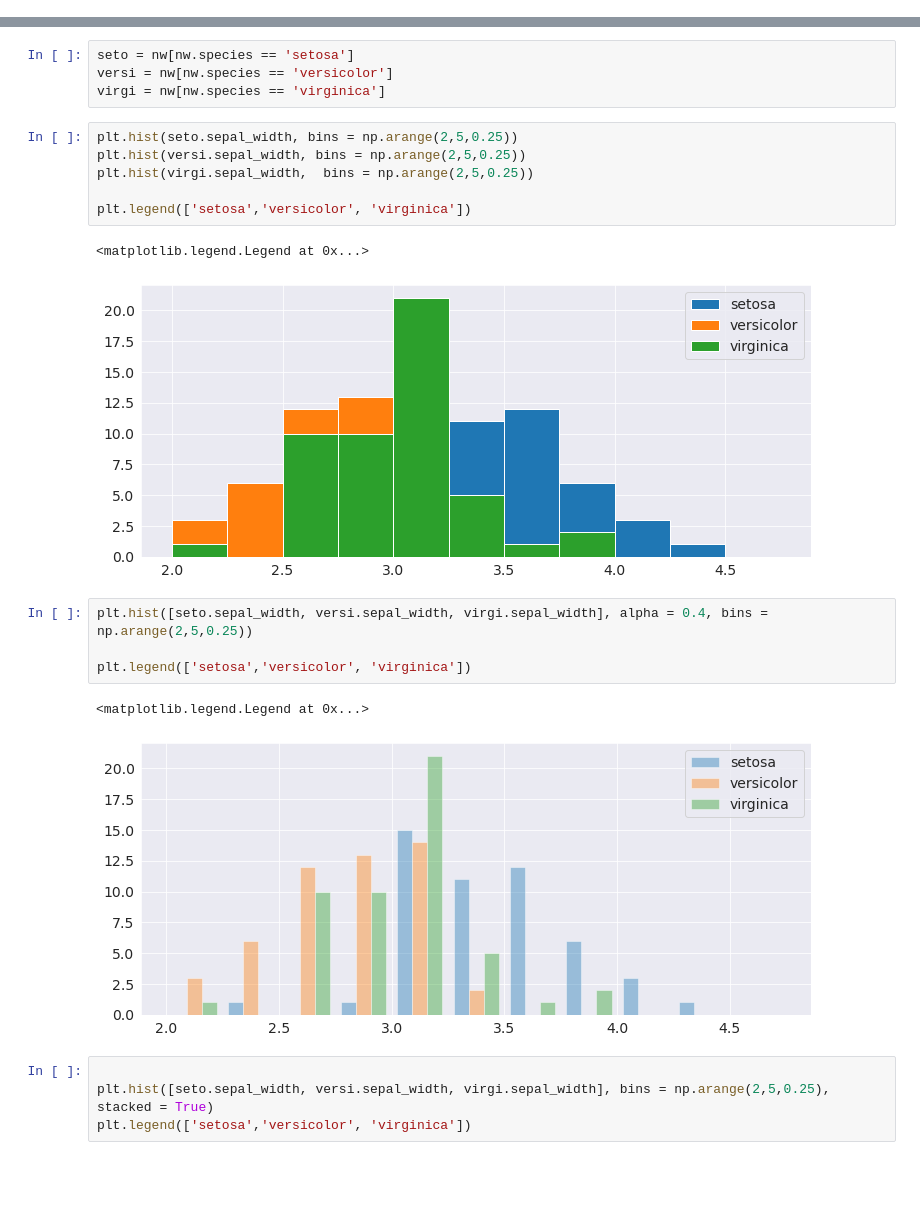
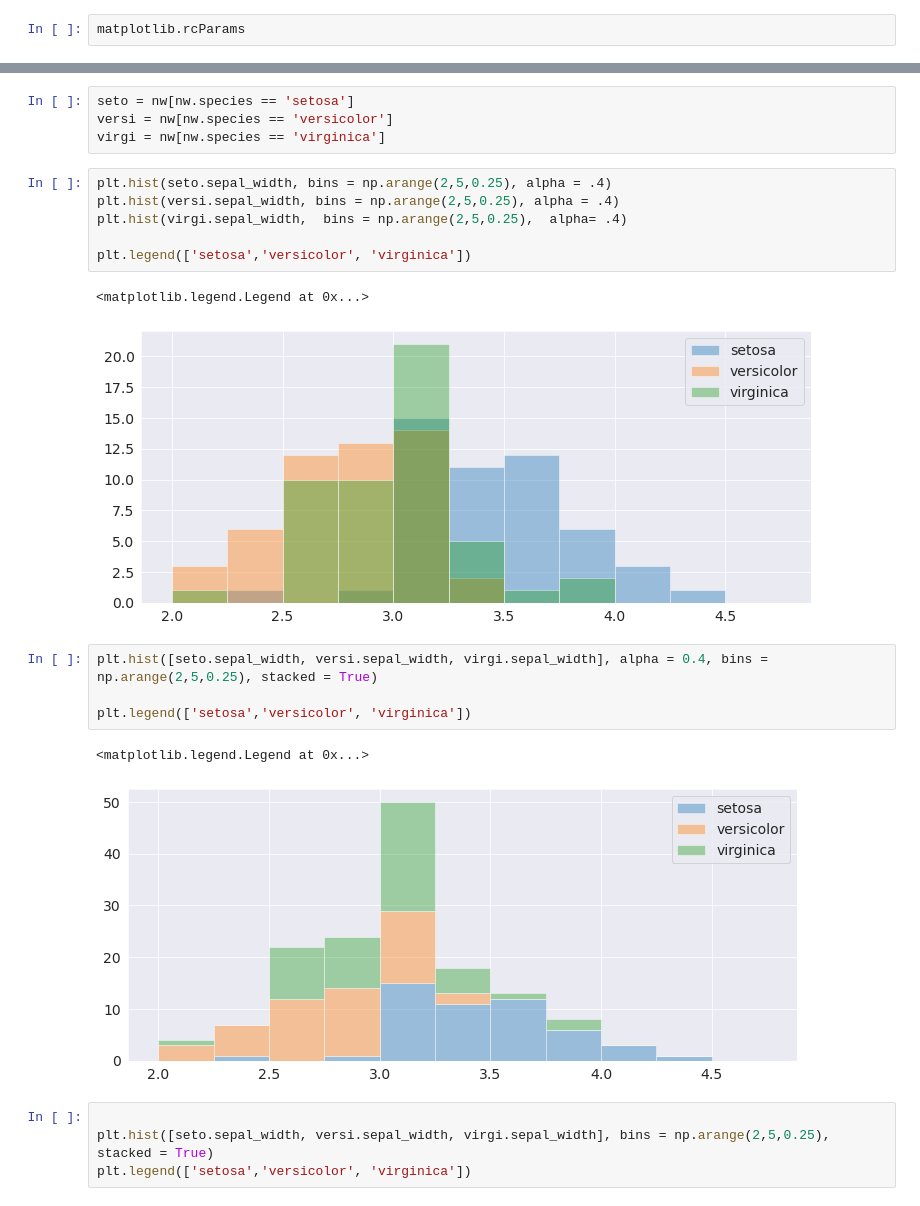
Before and after one commit to Mileye22/Mileye22, a Jupyter notebook: VisualizationTech.ipynb, the cells around one changed output, grey strips where cells are left out. Drawn from its saved outputs; the diff is of its cells as text; blank space fills up the shorter version.

```diff
--- a/VisualizationTech.ipynb
+++ b/VisualizationTech.ipynb
@@ -371,3 +367,5 @@ import matplotlib
 matplotlib.rcParams['font.size'] = 14
 matplotlib.rcParams['figure.figsize'] = (12,5)
 matplotlib.rcParams['figure.facecolor'] = '#ffffff'
+# %%
+matplotlib.rcParams
@@ -489,21 +519,21 @@ seto = nw[nw.species == 'setosa']
 versi = nw[nw.species == 'versicolor']
 virgi = nw[nw.species == 'virginica']
 # %%
-plt.hist(seto.sepal_width, bins = np.arange(2,5,0.25))
-plt.hist(versi.sepal_width, bins = np.arange(2,5,0.25))
-plt.hist(virgi.sepal_width,  bins = np.arange(2,5,0.25))
+plt.hist(seto.sepal_width, bins = np.arange(2,5,0.25), alpha = .4)
+plt.hist(versi.sepal_width, bins = np.arange(2,5,0.25), alpha = .4)
+plt.hist(virgi.sepal_width,  bins = np.arange(2,5,0.25),  alpha= .4)
 
 plt.legend(['setosa','versicolor', 'virginica'])
 # %% [output]
 <matplotlib.legend.Legend at 0x...>
-[figure, old version]
+[figure, new version]
 # %%
-plt.hist([seto.sepal_width, versi.sepal_width, virgi.sepal_width], alpha = 0.4, bins = np.arange(2,5,0.25))
+plt.hist([seto.sepal_width, versi.sepal_width, virgi.sepal_width], alpha = 0.4, bins = np.arange(2,5,0.25), stacked = True)
 
 plt.legend(['setosa','versicolor', 'virginica'])
 # %% [output]
 <matplotlib.legend.Legend at 0x...>
-[figure, old version]
+[figure, new version]
 # %%
 
 plt.hist([seto.sepal_width, versi.sepal_width, virgi.sepal_width], bins = np.arange(2,5,0.25), stacked = True)
```
Also changed, not shown: parts of 49 cells of this notebook.
